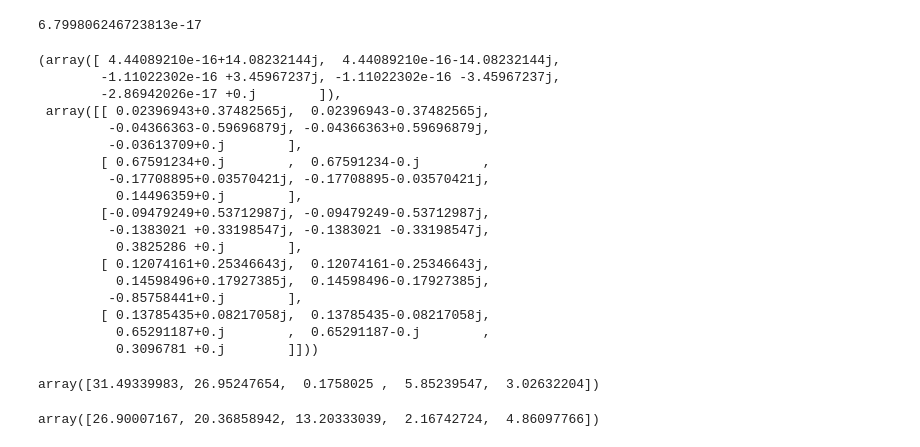
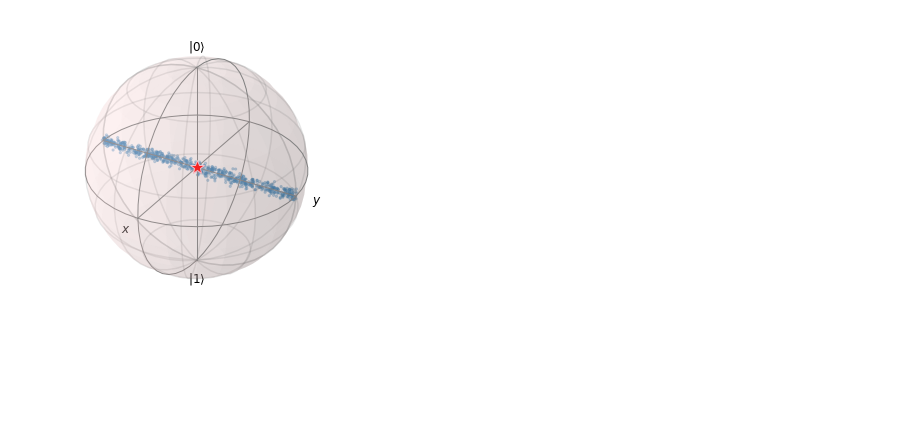
Before and after one commit to ihincks/btom, a Jupyter notebook: examples/binomial-example.ipynb, the cells around one changed output. Saved outputs shown, nothing was run; the diff lists cells and outputs as text; code cells hidden in the pictures; blank space fills up the shorter version.

```diff
--- a/examples/binomial-example.ipynb
+++ b/examples/binomial-example.ipynb
@@ -79,2 +24,0 @@ array([[[ 0.41258613+0.j,  0.03954958+0.j],
-# %%
-a = bt.utils.StanModelFactory.load_builtin_model('binomial-ginibre.stan')
@@ -284,4 +24,0 @@ np.linalg.norm(A)
-# %%
-np.linalg.norm(A - np.dot(Asq, Asq.T))
-# %% [output]
-6.799806246723813e-17
@@ -292,29 +25,8 @@ B = np.dot(A, A.conj().T)
-# %%
-np.linalg.eig(np.imag(B))
-# %% [output]
-(array([ 4.44089210e-16+14.08232144j,  4.44089210e-16-14.08232144j,
-        -1.11022302e-16 +3.45967237j, -1.11022302e-16 -3.45967237j,
-        -2.86942026e-17 +0.j        ]),
- array([[ 0.02396943+0.37482565j,  0.02396943-0.37482565j,
-         -0.04366363-0.59696879j, -0.04366363+0.59696879j,
-         -0.03613709+0.j        ],
-        [ 0.67591234+0.j        ,  0.67591234-0.j        ,
-         -0.17708895+0.03570421j, -0.17708895-0.03570421j,
-          0.14496359+0.j        ],
-        [-0.09479249+0.53712987j, -0.09479249-0.53712987j,
-         -0.1383021 +0.33198547j, -0.1383021 -0.33198547j,
-          0.3825286 +0.j        ],
-        [ 0.12074161+0.25346643j,  0.12074161-0.25346643j,
-          0.14598496+0.17927385j,  0.14598496-0.17927385j,
-         -0.85758441+0.j        ],
-        [ 0.13785435+0.08217058j,  0.13785435-0.08217058j,
-          0.65291187+0.j        ,  0.65291187-0.j        ,
-          0.3096781 +0.j        ]]))
-# %%
-np.real(np.linalg.eigvals(B))
-# %% [output]
-array([31.49339983, 26.95247654,  0.1758025 ,  5.85239547,  3.02632204])
-# %%
-np.real(np.linalg.eigvals(np.real(B)))
-# %% [output]
-array([26.90007167, 20.36858942, 13.20333039,  2.16742724,  4.86097766])
+# %%
+sampler = bt.BinomialGinibreStateSampler(ginibre_dim=2)
+meas_ops = (bt.pauli_basis()[1:] + np.eye(2)) / 2
+data = bt.BinomialTomographyData(meas_ops, [5000,0,1000], [2500,0,500])
+pos = bt.StatePosterior(sampler, data)
+a = pos.bloch_plot()
+# %% [output]
+[figure, added]
```
Also changed, not shown: parts of 46 cells of this notebook.
